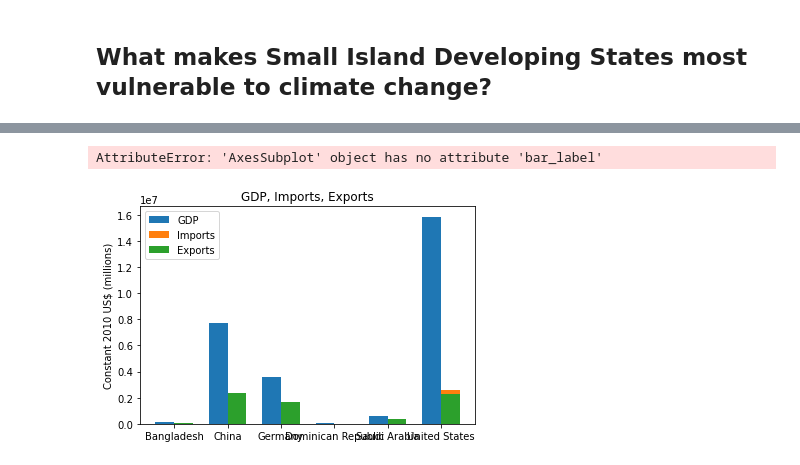
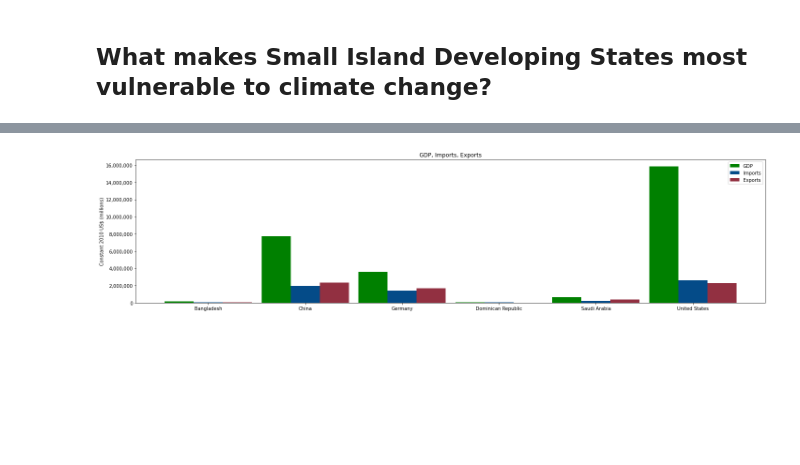
Before and after one commit to moriahtaylor1/climate-change-analysis, a Jupyter notebook: Moriah-q1.ipynb, the cells around one changed output, grey strips where cells are left out. Cells and saved outputs as stored; diff of their text form; code cells hidden in the pictures; blank space fills up the shorter version.

```diff
--- a/Moriah-q1.ipynb
+++ b/Moriah-q1.ipynb
@@ -58,34 +73,33 @@ stats_2013 = stats_2013.replace(np.nan, 1949992*1000000) #comes from WITS (world
 stats_2013_reduced = stats_2013[["country", "gdp", "imports", "exports"]]
 # %%
 #grouped bar chart for gdp, imports, and exports in 2013
-
 labels = stats_2013_reduced['country']
 GDP = stats_2013_reduced['gdp']/1000000
 Imports = stats_2013_reduced['imports']/1000000
 Exports = stats_2013_reduced['exports']/1000000
 
 x = np.arange(len(labels))  # the label locations
-width = 0.35  # the width of the bars
+width = 0.3  # the width of the bars
+y_tix = pd.Series(range(0, 18000000, 2000000)) #y-range
+y_lbls = y_tix.apply(comma_format)  #y axis labels
 
 fig, ax = plt.subplots()
-rects1 = ax.bar(x - width/2, GDP, width, label='GDP')
-rects2 = ax.bar(x + width/2, Imports, width, label='Imports')
-rects3 = ax.bar(x + width/2, Exports, width, label='Exports')
+rects1 = ax.bar(x - width, GDP, width, label='GDP', color="green")
+rects2 = ax.bar(x, Imports, width, label='Imports', color="#044B88")
+rects3 = ax.bar(x + width, Exports, width, label='Exports', color="#923041")
 
 # Add some text for labels, title and custom x-axis tick labels, etc.
 ax.set_ylabel('Constant 2010 US$ (millions)')
 ax.set_title('GDP, Imports, Exports')
 ax.set_xticks(x)
 ax.set_xticklabels(labels)
+ax.set_yticks(y_tix)
+ax.set_yticklabels(y_lbls)
 ax.legend()
 
-ax.bar_label(rects1, padding=3)
-ax.bar_label(rects2, padding=3)
-ax.bar_label(rects3, padding=3)
-
+fig.set_size_inches(20, 5)
 fig.tight_layout()
 
 plt.show()
 # %% [output]
-AttributeError: 'AxesSubplot' object has no attribute 'bar_label'
-[figure, old version]
+[figure, new version]
```
Also changed, not shown: parts of 5 cells of this notebook.
